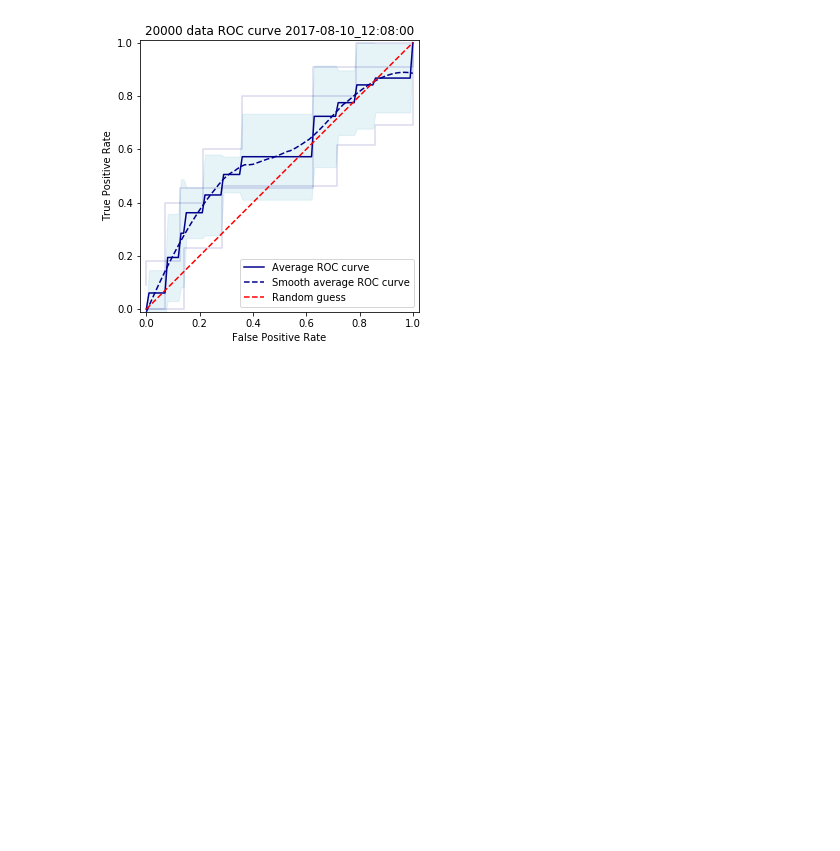
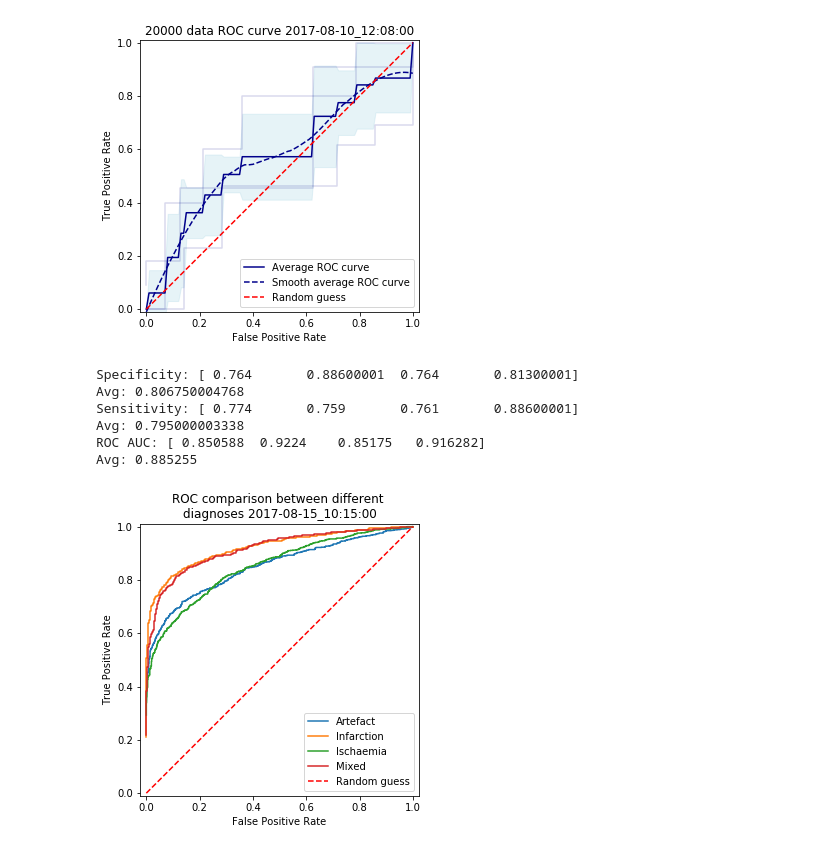
Before and after one commit to Smith42/heart-cnn, a Jupyter notebook: postproc.ipynb, the cells around one changed output. Drawn from its saved outputs; the diff is of its cells as text; code cells hidden in the pictures; blank space fills up the shorter version.

```diff
--- a/postproc.ipynb
+++ b/postproc.ipynb
@@ -77,3 +77,52 @@ Avg: 0.446428577105
 ROC AUC: [ 0.41758242  0.59090909  0.7       ]
 Avg: 0.569497169497
 [figure]
+# %%
+ssa = []
+tft = []
+
+ssa.append(np.loadtxt("./logs/2017-08-14_14:15:00_3d-2channel-fakedata-acc_artefact.log", delimiter=","))
+ssa.append(np.loadtxt("./logs/2017-08-14_16:41:00_3d-2channel-fakedata-acc_infarction.log", delimiter=","))
+ssa.append(np.loadtxt("./logs/2017-08-14_18:50:00_3d-2channel-fakedata-acc_ischaemia.log", delimiter=","))
+ssa.append(np.loadtxt("./logs/2017-08-15_09:43:00_3d-2channel-fakedata-acc_mixed.log", delimiter=","))
+ssa = np.transpose(np.array(ssa))
+
+tft.append(np.loadtxt("./logs/2017-08-14_14:15:00_3d-2channel-fakedata-roc_artefact.log", delimiter=","))
+tft.append(np.loadtxt("./logs/2017-08-14_16:41:00_3d-2channel-fakedata-roc_infarction.log", delimiter=","))
+tft.append(np.loadtxt("./logs/2017-08-14_18:50:00_3d-2channel-fakedata-roc_ischaemia.log", delimiter=","))
+tft.append(np.loadtxt("./logs/2017-08-15_09:43:00_3d-2channel-fakedata-roc_mixed.log", delimiter=","))
+# %%
+dt = str(datetime.datetime.now().replace(second=0, microsecond=0).isoformat("_"))
+
+plt.figure(figsize=(5, 5))
+
+base_fpr = np.linspace(0, 1, 101)
+
+plt.plot(tft[0][0], tft[0][1], label="Artefact")
+plt.plot(tft[1][0], tft[1][1], label="Infarction")
+plt.plot(tft[2][0], tft[2][1], label="Ischaemia")
+plt.plot(tft[3][0], tft[3][1], label="Mixed")
+
+plt.plot([0, 1], [0, 1],'r--', label="Random guess")
+plt.xlim([-0.01, 1.01])
+plt.ylim([-0.01, 1.01])
+plt.ylabel('True Positive Rate')
+plt.xlabel('False Positive Rate')
+plt.title('ROC comparison between different \ndiagnoses '+dt)
+plt.legend(loc=4)
+plt.axes().set_aspect('equal', 'datalim')
+plt.savefig("./figures/rocCurves/"+dt+"-CNN-pairwise.png")
+
+log = open("./logs/"+dt+"-CNN-pairwise.log","w+")
+strOut = str("Specificity: "+str(ssa[0])+"\nAvg: "+str(np.mean(ssa[0]))+"\nSensitivity: "+str(ssa[1])+"\nAvg: "+str(np.mean(ssa[1]))+"\nROC AUC: "+str(ssa[2])+"\nAvg: "+str(np.mean(ssa[2])))
+log.write(strOut)
+log.close()
+print(strOut)
+# %% [output]
+Specificity: [ 0.764       0.88600001  0.764       0.81300001]
+Avg: 0.806750004768
+Sensitivity: [ 0.774       0.759       0.761       0.88600001]
+Avg: 0.795000003338
+ROC AUC: [ 0.850588  0.9224    0.85175   0.916282]
+Avg: 0.885255
+[figure, added]
```
Also changed, not shown: 14 other files.
